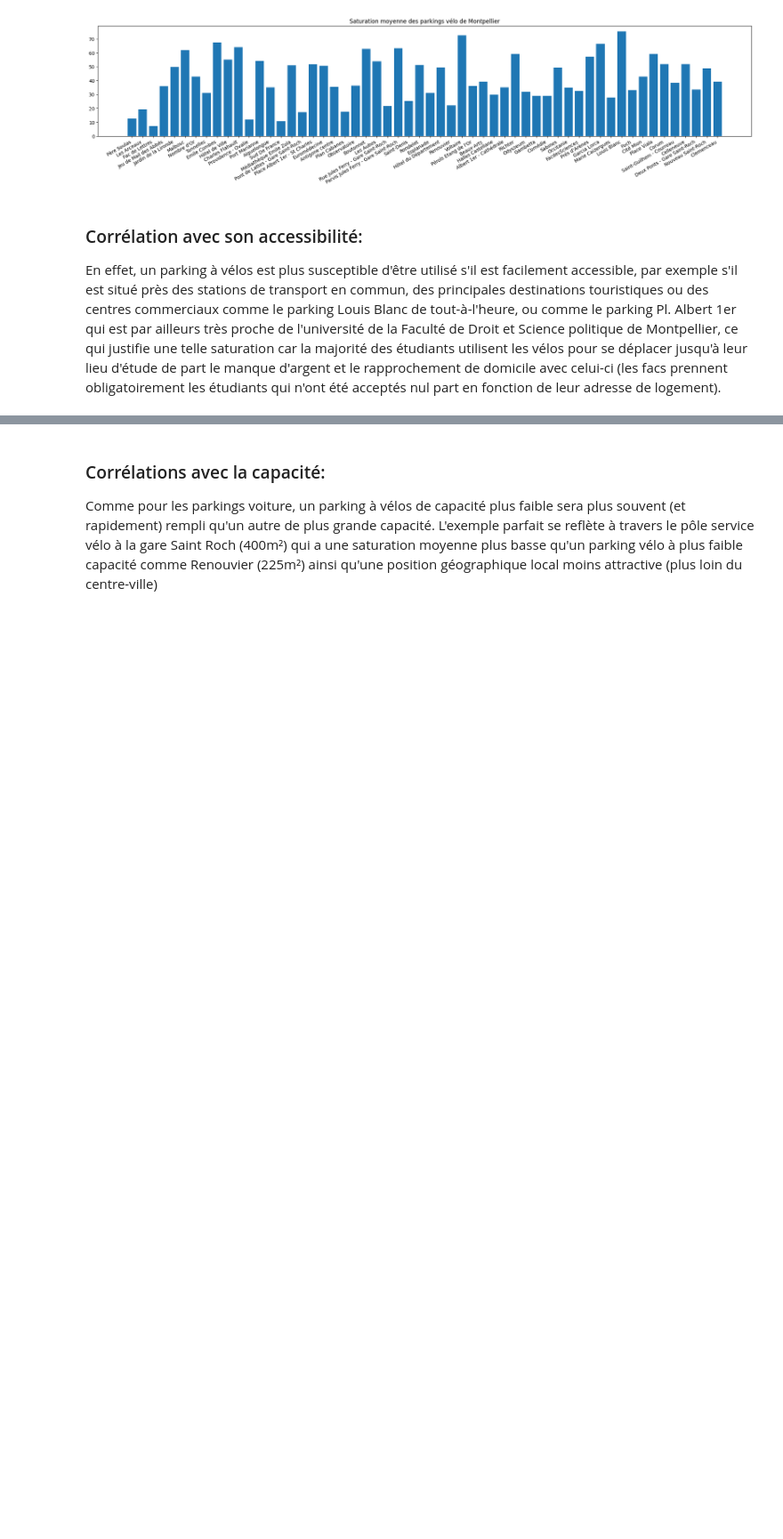
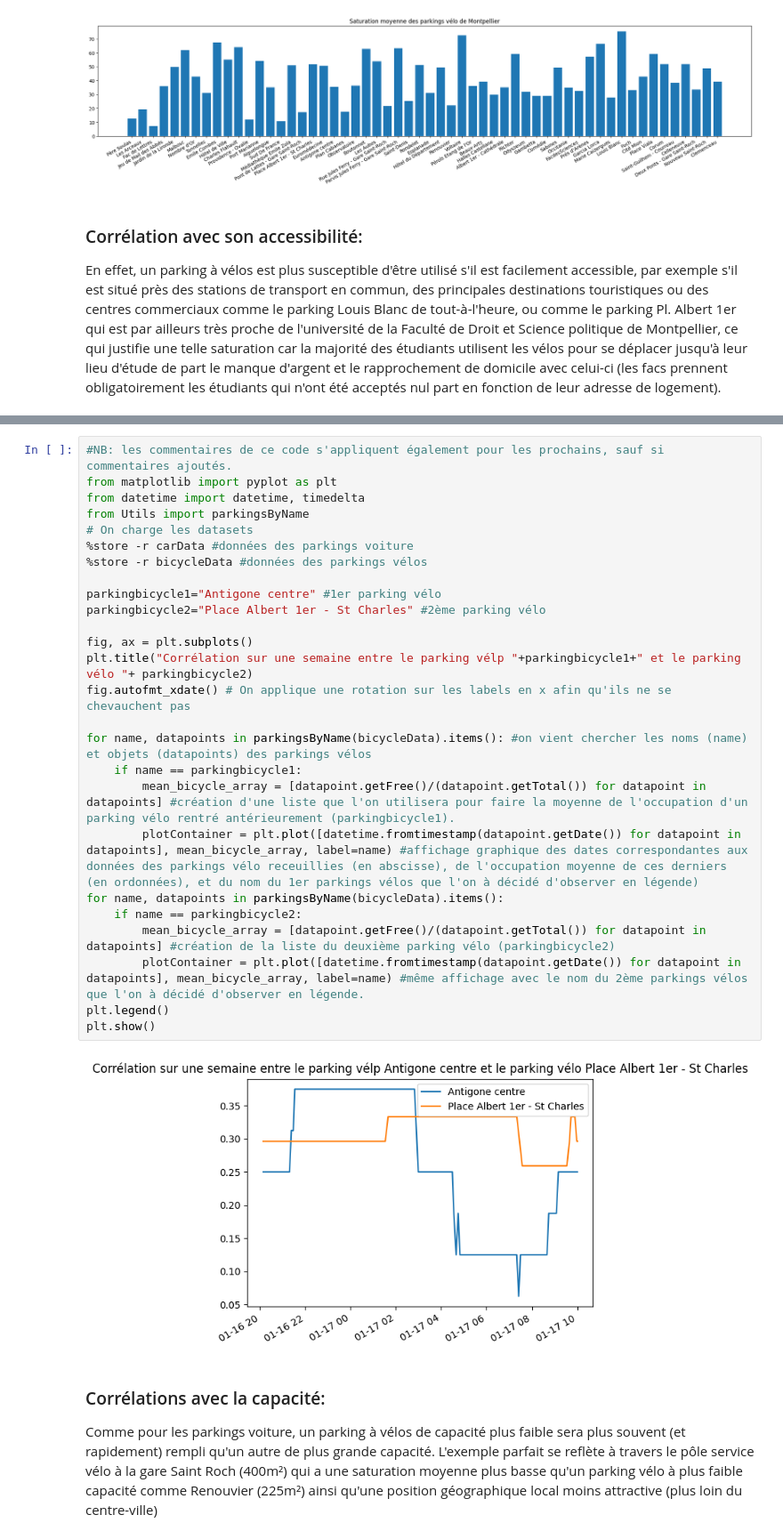
Before and after one commit to ruben-rouviere/sae15, a Jupyter notebook: src/analysis/jupyter.ipynb, the cells around one changed output, grey strips where cells are left out. Shown at 89% size. Cells and saved outputs as stored; diff of their text form; blank space fills up the shorter version.

```diff
--- a/src/analysis/jupyter.ipynb
+++ b/src/analysis/jupyter.ipynb
@@ -283,3 +301,31 @@ Toujours à l'appui du graphique représenté ci-dessus, une autre corrélation
+# %%
+#NB: les commentaires de ce code s'appliquent également pour les prochains, sauf si commentaires ajoutés.
+from matplotlib import pyplot as plt
+from datetime import datetime, timedelta
+from Utils import parkingsByName
+# On charge les datasets
+%store -r carData #données des parkings voiture
+%store -r bicycleData #données des parkings vélos
+
+parkingbicycle1="Antigone centre" #1er parking vélo
+parkingbicycle2="Place Albert 1er - St Charles" #2ème parking vélo
+
+fig, ax = plt.subplots()
+plt.title("Corrélation sur une semaine entre le parking vélp "+parkingbicycle1+" et le parking vélo "+ parkingbicycle2)
+fig.autofmt_xdate() # On applique une rotation sur les labels en x afin qu'ils ne se chevauchent pas
+
+for name, datapoints in parkingsByName(bicycleData).items(): #on vient chercher les noms (name) et objets (datapoints) des parkings vélos
+    if name == parkingbicycle1:
+        mean_bicycle_array = [datapoint.getFree()/(datapoint.getTotal()) for datapoint in datapoints] #création d'une liste que l'on utilisera pour faire la moyenne de l'occupation d'un parking vélo rentré antérieurement (parkingbicycle1).
+        plotContainer = plt.plot([datetime.fromtimestamp(datapoint.getDate()) for datapoint in datapoints], mean_bicycle_array, label=name) #affichage graphique des dates correspondantes aux données des parkings vélo receuillies (en abscisse), de l'occupation moyenne de ces derniers (en ordonnées), et du nom du 1er parkings vélos que l'on à décidé d'observer en légende)
+for name, datapoints in parkingsByName(bicycleData).items():
+    if name == parkingbicycle2:
+        mean_bicycle_array = [datapoint.getFree()/(datapoint.getTotal()) for datapoint in datapoints] #création de la liste du deuxième parking vélo (parkingbicycle2)
+        plotContainer = plt.plot([datetime.fromtimestamp(datapoint.getDate()) for datapoint in datapoints], mean_bicycle_array, label=name) #même affichage avec le nom du 2ème parkings vélos que l'on à décidé d'observer en légende.
+plt.legend()
+plt.show()
+# %% [output]
+[figure, added]
 # %% [markdown]
 ### Corrélations avec la capacité:
 Comme pour les parkings voiture, un parking à vélos de capacité plus faible sera plus souvent (et rapidement) rempli qu'un autre de plus grande capacité. L'exemple parfait se reflète à travers le pôle service vélo à la gare Saint Roch (400m²) qui a une saturation moyenne plus basse qu'un parking vélo à plus faible capacité comme Renouvier (225m²) ainsi qu'une position géographique local moins attractive (plus loin du centre-ville)
```
Also changed, not shown: parts of 15 cells of this notebook.
